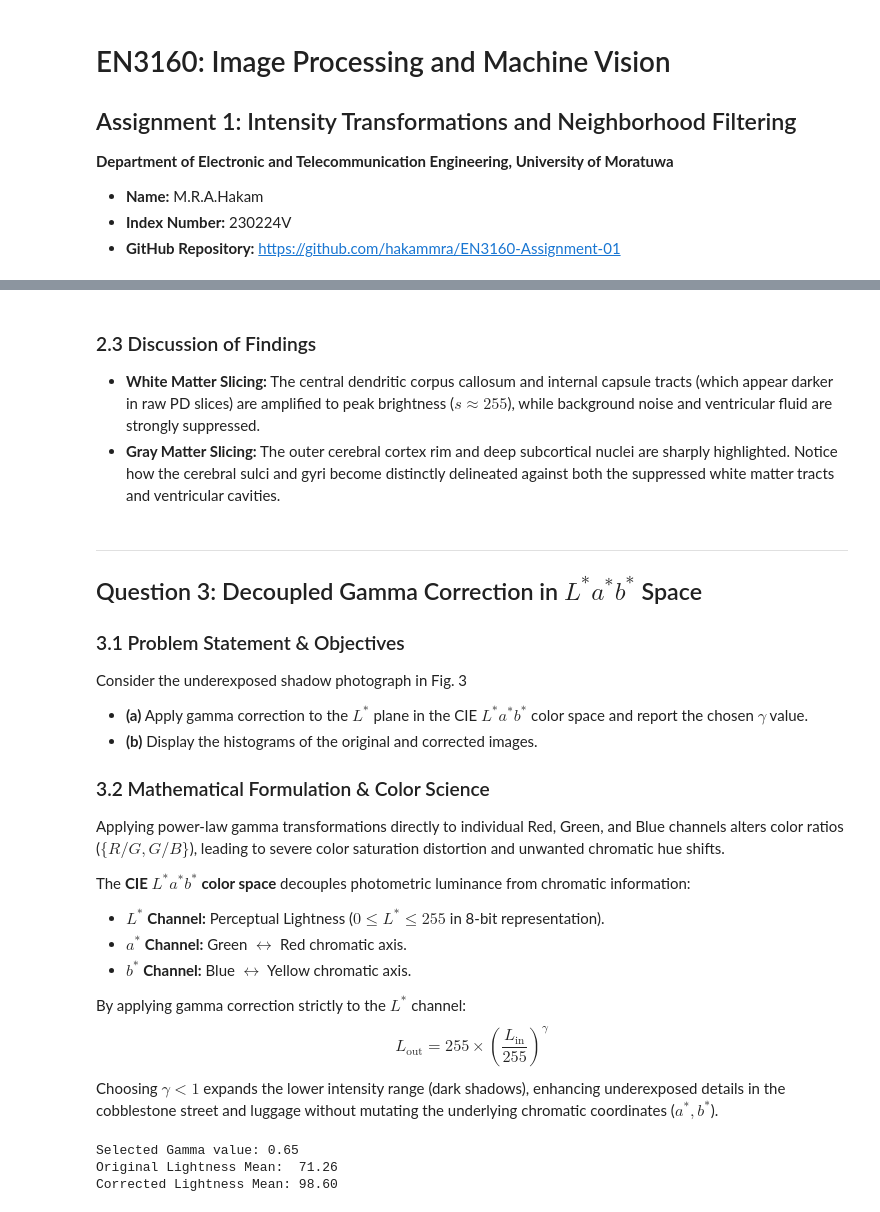
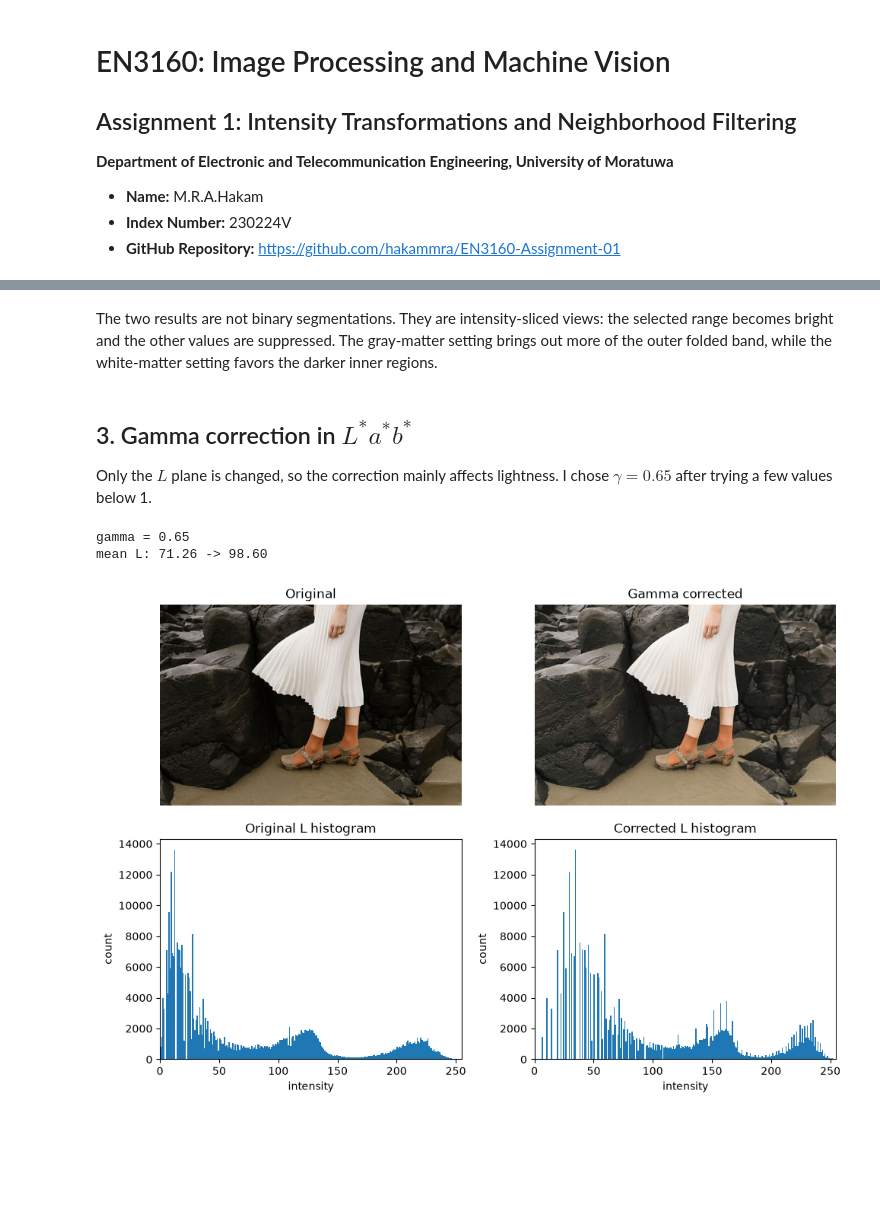
Before and after one commit to hakammra/EN3160-Assignment-01, a Jupyter notebook: en3160_assignment_01.ipynb, the cells around one changed output, grey strips where cells are left out. Drawn from its saved outputs; the diff is of its cells as text; code cells hidden in the pictures; blank space fills up the shorter version.

```diff
--- a/en3160_assignment_01.ipynb
+++ b/en3160_assignment_01.ipynb
@@ -143,47 +96,33 @@ plt.show()
 # %% [markdown]
-### 2.3 Discussion of Findings
-* **White Matter Slicing:** The central dendritic corpus callosum and internal capsule tracts (which appear darker in raw PD slices) are amplified to peak brightness ($s \approx 255$), while background noise and ventricular fluid are strongly suppressed.
-* **Gray Matter Slicing:** The outer cerebral cortex rim and deep subcortical nuclei are sharply highlighted. Notice how the cerebral sulci and gyri become distinctly delineated against both the suppressed white matter tracts and ventricular cavities.
+The two results are not binary segmentations. They are intensity-sliced views: the selected range becomes bright and the other values are suppressed. The gray-matter setting brings out more of the outer folded band, while the white-matter setting favors the darker inner regions.
 # %% [markdown]
----
-## Question 3: Decoupled Gamma Correction in $L^*a^*b^*$ Space
+## 3. Gamma correction in $L^*a^*b^*$
 
-### 3.1 Problem Statement & Objectives
-Consider the underexposed shadow photograph in Fig. 3
-* **(a)** Apply gamma correction to the $L^*$ plane in the CIE $L^*a^*b^*$ color space and report the chosen $\gamma$ value.
-* **(b)** Display the histograms of the original and corrected images.
-
-### 3.2 Mathematical Formulation & Color Science
-Applying power-law gamma transformations directly to individual Red, Green, and Blue channels alters color ratios ($\{R/G, G/B\}$), leading to severe color saturation distortion and unwanted chromatic hue shifts.
-
-The **CIE $L^*a^*b^*$ color space** decouples photometric luminance from chromatic information:
-* **$L^*$ Channel:** Perceptual Lightness ($0 \le L^* \le 255$ in 8-bit representation).
-* **$a^*$ Channel:** Green $\leftrightarrow$ Red chromatic axis.
-* **$b^*$ Channel:** Blue $\leftrightarrow$ Yellow chromatic axis.
-
-By applying gamma correction strictly to the $L^*$ channel:
-$$L_{\text{out}} = 255 \times \left(\frac{L_{\text{in}}}{255}\right)^\gamma$$
-Choosing $\gamma < 1$ expands the lower intensity range (dark shadows), enhancing underexposed details in the cobblestone street and luggage without mutating the underlying chromatic coordinates ($a^*, b^*$).
+Only the $L$ plane is changed, so the correction mainly affects lightness. I chose $\gamma=0.65$ after trying a few values below 1.
 # %%
-im_q3_bgr = cv.imread('Images/assignment/q3_gamma.jpeg')
-assert im_q3_bgr is not None, "Failed to load Fig. 3"
+im3_bgr = cv.imread(str(img_dir / 'q3_gamma.jpeg'))
+lab = cv.cvtColor(im3_bgr, cv.COLOR_BGR2LAB)
+L, a_plane, b_plane = cv.split(lab)
 
-im_lab = cv.cvtColor(im_q3_bgr, cv.COLOR_BGR2LAB)
-L, a_ch, b_ch = cv.split(im_lab)
+gamma = 0.65
+t_gamma = np.array([(i / 255.0) ** gamma * 255 for i in range(256)], dtype=np.uint8)
+L2 = t_gamma[L]
+out3 = cv.cvtColor(cv.merge([L2, a_plane, b_plane]), cv.COLOR_LAB2RGB)
+im3 = cv.cvtColor(im3_bgr, cv.COLOR_BGR2RGB)
 
-gamma_val = 0.65
+print(f'gamma = {gamma}')
+print(f'mean L: {L.mean():.2f} -> {L2.mean():.2f}')
 
-lut_gamma = np.array([((i / 255.0) ** gamma_val) * 255.0 for i in range(256)]).astype(np.uint8)
-L_corrected = cv.LUT(L, lut_gamma)
-
-im_lab_corrected = cv.merge([L_corrected, a_ch, b_ch])
-im_q3_corrected_rgb = cv.cvtColor(cv.cvtColor(im_lab_corrected, cv.COLOR_LAB2BGR), cv.COLOR_BGR2RGB)
-im_q3_rgb = cv.cvtColor(im_q3_bgr, cv.COLOR_BGR2RGB)
-
-print(rf"Selected Gamma value: {gamma_val}")
-print(f"Original Lightness Mean:  {L.mean():.2f}")
-print(f"Corrected Lightness Mean: {L_corrected.mean():.2f}")
+fig, ax = plt.subplots(2, 2, figsize=(10, 7))
+ax[0, 0].imshow(im3); ax[0, 0].set_title('Original'); ax[0, 0].axis('off')
+ax[0, 1].imshow(out3); ax[0, 1].set_title('Gamma corrected'); ax[0, 1].axis('off')
+ax[1, 0].hist(L.ravel(), bins=256, range=(0, 256)); ax[1, 0].set_title('Original L histogram')
+ax[1, 1].hist(L2.ravel(), bins=256, range=(0, 256)); ax[1, 1].set_title('Corrected L histogram')
+for a in ax[1]:
+    a.set(xlim=(0, 255), xlabel='intensity', ylabel='count')
+plt.tight_layout()
+plt.show()
 # %% [output]
-Selected Gamma value: 0.65
-Original Lightness Mean:  71.26
-Corrected Lightness Mean: 98.60
+gamma = 0.65
+mean L: 71.26 -> 98.60
+[figure, added]
```
Also changed, not shown: parts of 19 cells of this notebook.
